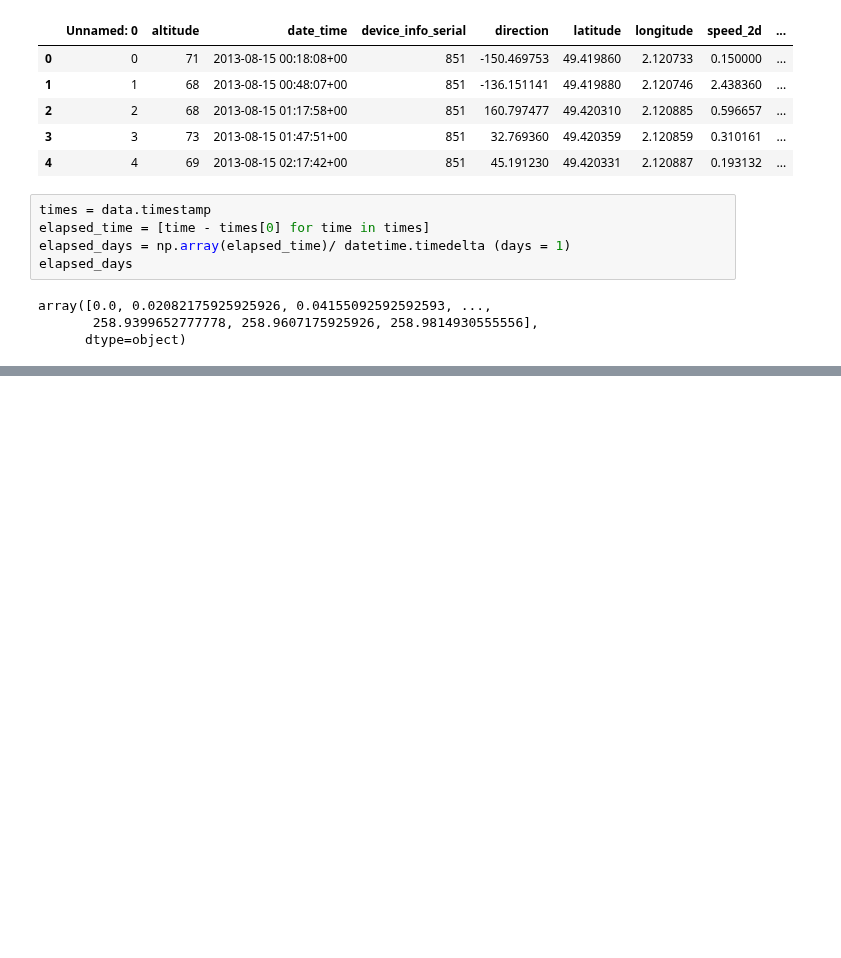
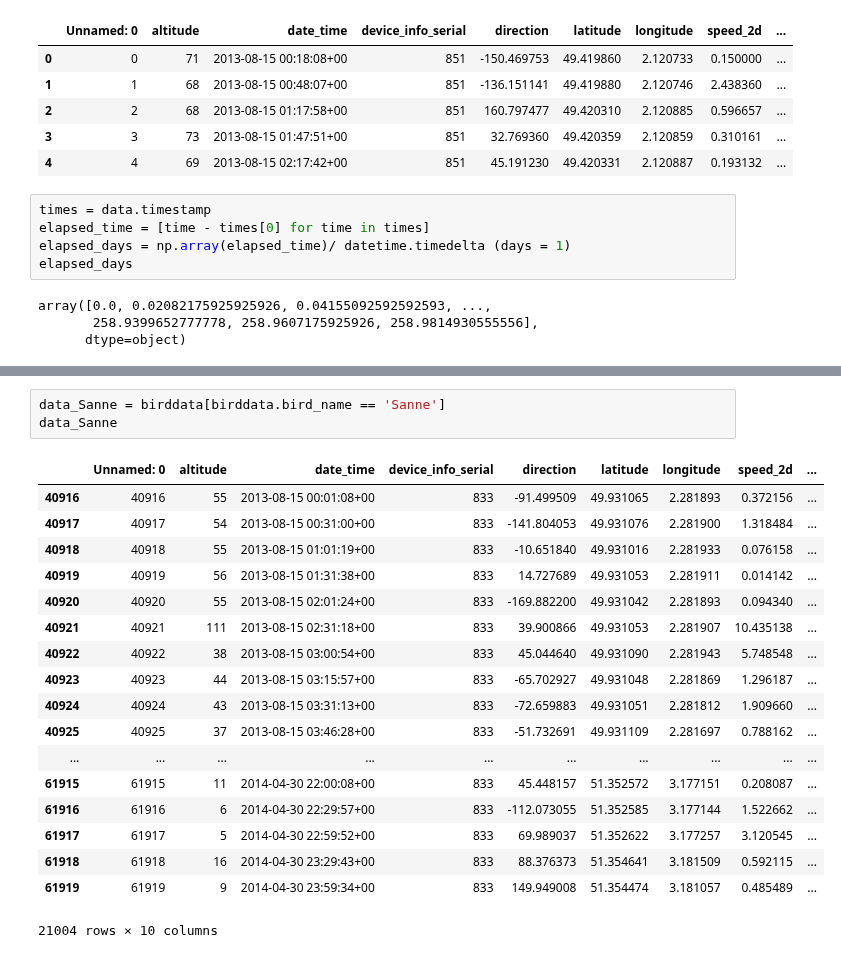
Before and after one commit to udaytak/Edx_PythonForResearch, a Jupyter notebook: 4_21. Case Study - Birds Tracking.ipynb, the cells around one changed output, grey strips where cells are left out. Saved outputs shown, nothing was run; the diff lists cells and outputs as text; blank space fills up the shorter version.

```diff
--- a/4_21. Case Study - Birds Tracking.ipynb
+++ b/4_21. Case Study - Birds Tracking.ipynb
@@ -372,0 +373,22 @@ plt.show()
+# %%
+data_Sanne = birddata[birddata.bird_name == 'Sanne']
+data_Sanne
+# %% [output]
+|  | Unnamed: 0 | altitude | date_time | device_info_serial | direction | latitude | longitude | speed_2d | ... |
+| 40916 | 40916 | 55 | 2013-08-15 00:01:08+00 | 833 | -91.499509 | 49.931065 | 2.281893 | 0.372156 | ... |
+| 40917 | 40917 | 54 | 2013-08-15 00:31:00+00 | 833 | -141.804053 | 49.931076 | 2.281900 | 1.318484 | ... |
+| 40918 | 40918 | 55 | 2013-08-15 01:01:19+00 | 833 | -10.651840 | 49.931016 | 2.281933 | 0.076158 | ... |
+| 40919 | 40919 | 56 | 2013-08-15 01:31:38+00 | 833 | 14.727689 | 49.931053 | 2.281911 | 0.014142 | ... |
+| 40920 | 40920 | 55 | 2013-08-15 02:01:24+00 | 833 | -169.882200 | 49.931042 | 2.281893 | 0.094340 | ... |
+| 40921 | 40921 | 111 | 2013-08-15 02:31:18+00 | 833 | 39.900866 | 49.931053 | 2.281907 | 10.435138 | ... |
+| 40922 | 40922 | 38 | 2013-08-15 03:00:54+00 | 833 | 45.044640 | 49.931090 | 2.281943 | 5.748548 | ... |
+| 40923 | 40923 | 44 | 2013-08-15 03:15:57+00 | 833 | -65.702927 | 49.931048 | 2.281869 | 1.296187 | ... |
+| 40924 | 40924 | 43 | 2013-08-15 03:31:13+00 | 833 | -72.659883 | 49.931051 | 2.281812 | 1.909660 | ... |
+| 40925 | 40925 | 37 | 2013-08-15 03:46:28+00 | 833 | -51.732691 | 49.931109 | 2.281697 | 0.788162 | ... |
+| ... | ... | ... | ... | ... | ... | ... | ... | ... | ... |
+| 61915 | 61915 | 11 | 2014-04-30 22:00:08+00 | 833 | 45.448157 | 51.352572 | 3.177151 | 0.208087 | ... |
+| 61916 | 61916 | 6 | 2014-04-30 22:29:57+00 | 833 | -112.073055 | 51.352585 | 3.177144 | 1.522662 | ... |
+| 61917 | 61917 | 5 | 2014-04-30 22:59:52+00 | 833 | 69.989037 | 51.352622 | 3.177257 | 3.120545 | ... |
+| 61918 | 61918 | 16 | 2014-04-30 23:29:43+00 | 833 | 88.376373 | 51.354641 | 3.181509 | 0.592115 | ... |
+| 61919 | 61919 | 9 | 2014-04-30 23:59:34+00 | 833 | 149.949008 | 51.354474 | 3.181057 | 0.485489 | ... |
+21004 rows × 10 columns
```
Also changed, not shown: parts of 3 cells of this notebook.
